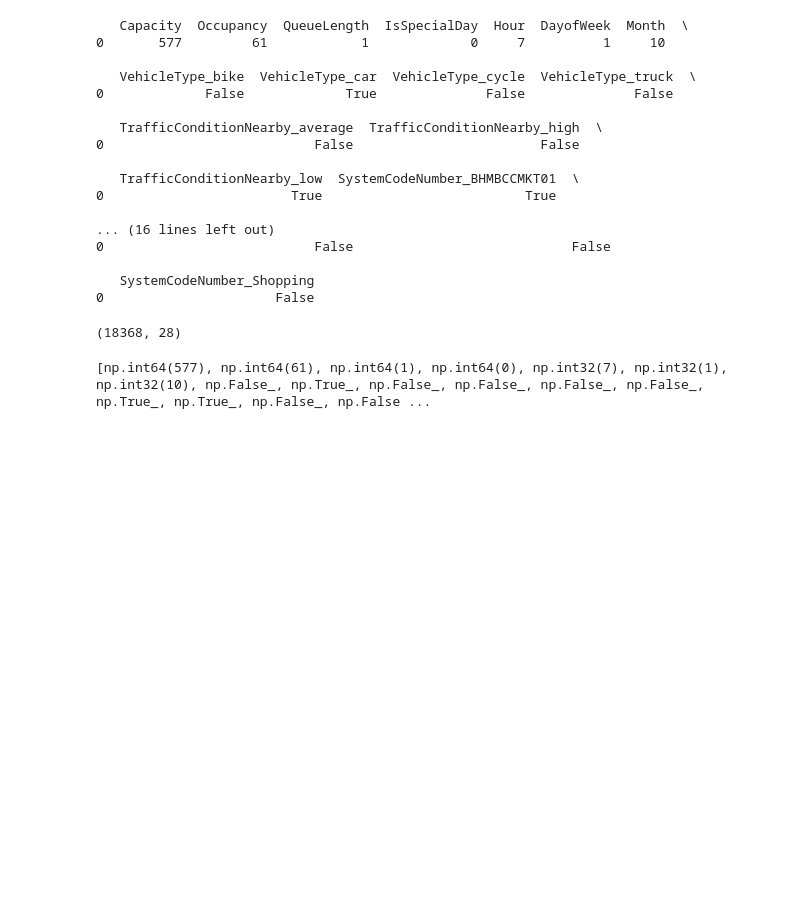
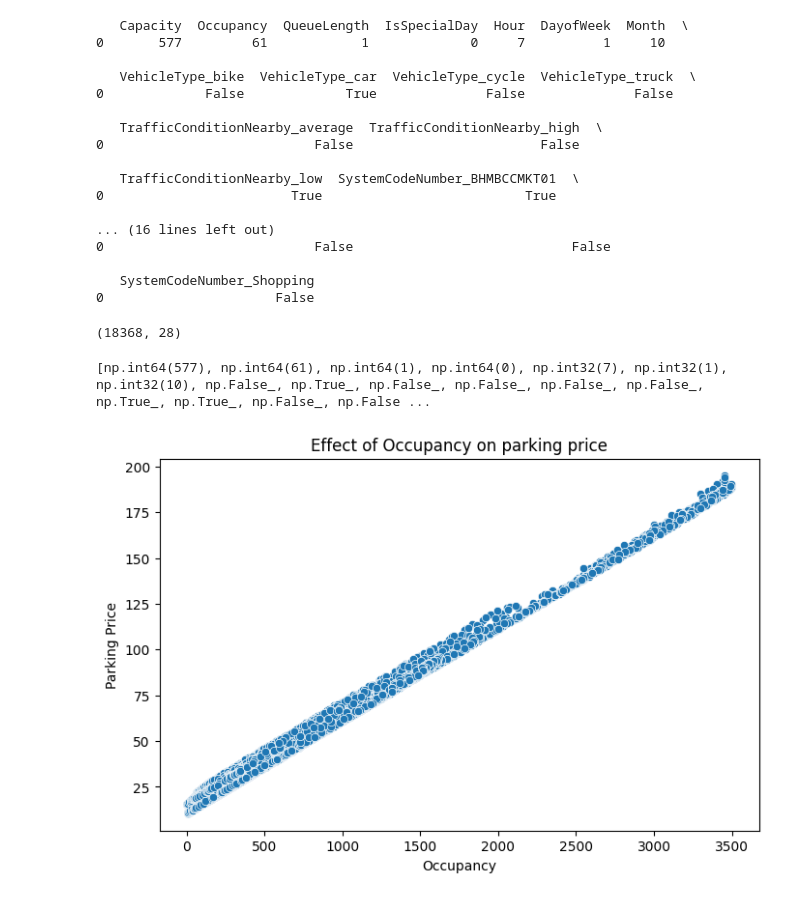
Before and after one commit to RajatSingh02160/prize_predictor_app, a Jupyter notebook: notebook/dynamic_pricing.ipynb, the cells around one changed output. Drawn from its saved outputs; the diff is of its cells as text; code cells hidden in the pictures; blank space fills up the shorter version.

Commit message:
Added graphs and improved UI explanations

```diff
--- a/notebook/dynamic_pricing.ipynb
+++ b/notebook/dynamic_pricing.ipynb
@@ -314,0 +316,14 @@ print(list(x.iloc[0].values))
+# %%
+plt.figure(figsize=(8,5))
+
+sns.scatterplot(x=df["Occupancy"], y=df["price"])
+
+plt.title("Effect of Occupancy on parking price")
+plt.xlabel("Occupancy")
+plt.ylabel("Parking Price")
+
+plt.savefig("../app/static/images/occupancy_price.png")
+
+plt.show()
+# %% [output]
+[figure, added]
```
Also changed, not shown: parts of 8 cells of this notebook, 6 other files.
